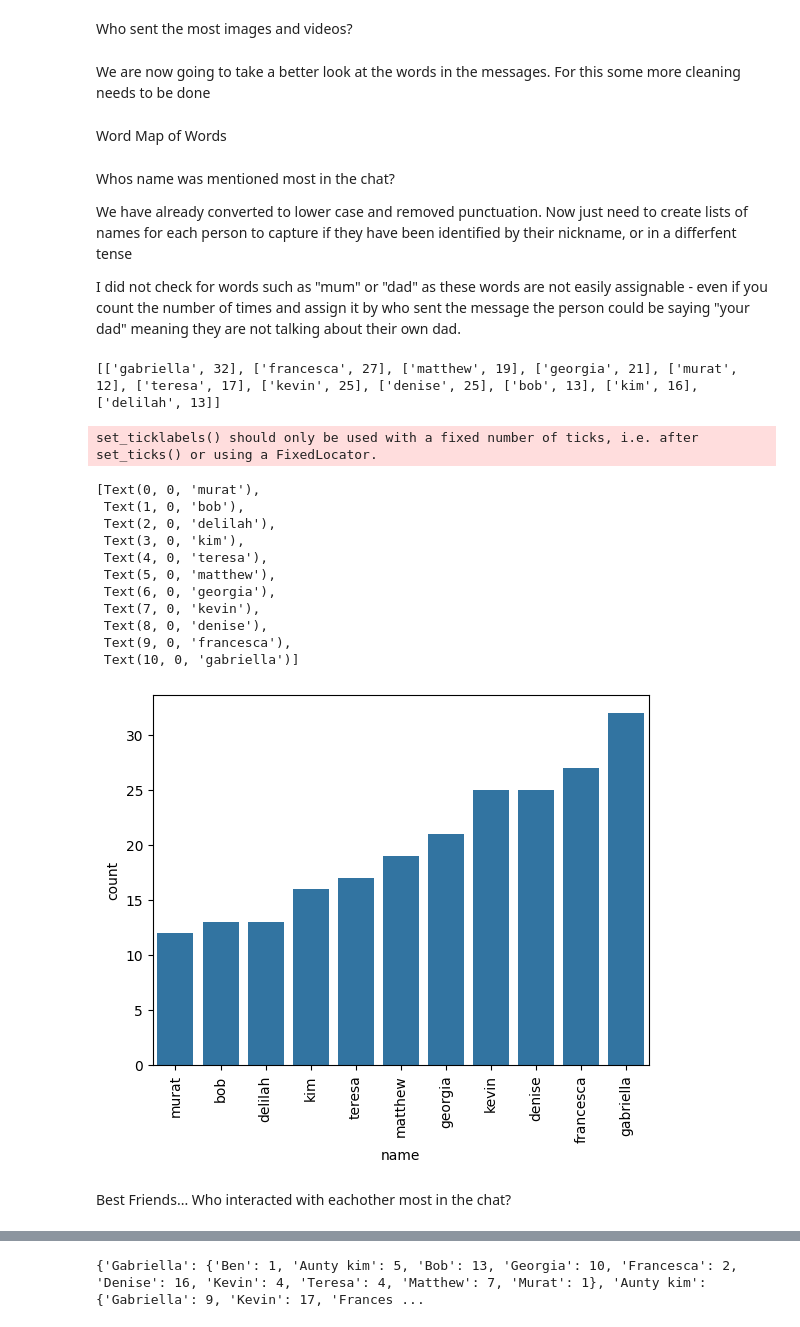
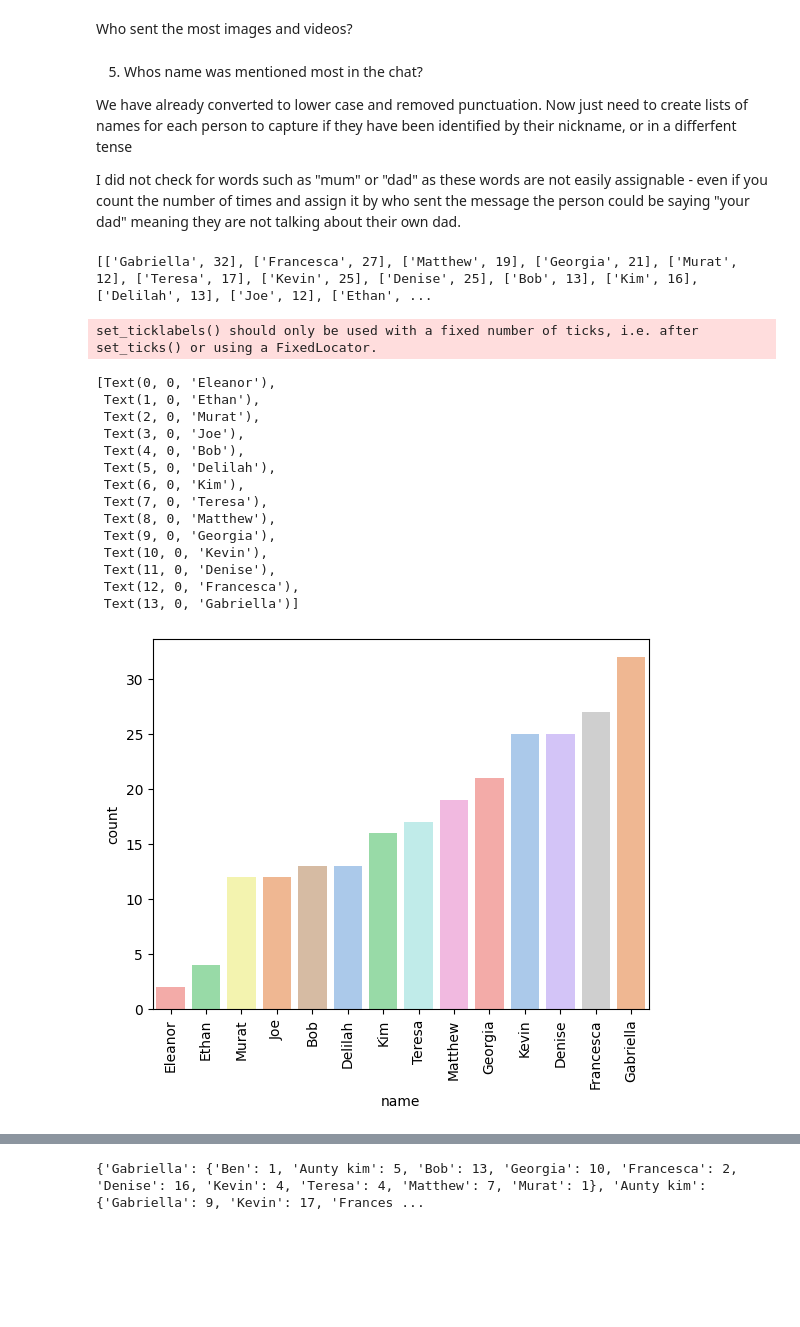
Before and after one commit to Gabriella-Byrne/WhoTextedThat, a Jupyter notebook: WhoTextedThat_WIP.ipynb, the cells around one changed output, grey strips where cells are left out. Cells and saved outputs as stored; diff of their text form; code cells hidden in the pictures; blank space fills up the shorter version.

```diff
--- a/WhoTextedThat_WIP.ipynb
+++ b/WhoTextedThat_WIP.ipynb
@@ -73,7 +98,7 @@ label_mapping = {
     'Cesca': 'Francesca',
     'Mother Teresa': 'Teresa',
     'Aunty Denise': 'Denise',
-    'Aunty Kim': 'Kim',
+    'Aunty kim': 'Kim',
     'Dad': 'Kevin',
     'Uncle Bob': 'Bob'
 }
@@ -307,12 +317,8 @@ set_ticklabels() should only be used with a fixed number of ticks, i.e. after se
 What was the most used emoji?
 # %% [markdown]
 Who sent the most images and videos?
-# %% [markdown]
-We are now going to take a better look at the words in the messages. For this some more cleaning needs to be done
-# %% [markdown]
-Word Map of Words
 # %% [markdown]
-Whos name was mentioned most in the chat?
+5. Whos name was mentioned most in the chat?
 
 We have already converted to lower case and removed punctuation. Now just need to create lists of names for each person to capture if they have been identified by their nickname, or in a differfent tense
 
@@ -335,38 +341,39 @@ Joe = ["joe", "joes"]
 Ethan = ["ethan", "ethans"]
 Eleanor = ["eleanor", "eleanors"]
 
-total_list = [Gabriella,Cesca,Matthew,Georgia,Murat,Teresa,Kevin,Denise,Bob,Kim,Delilah]
+total_list = [Gabriella,Cesca,Matthew,Georgia,Murat,Teresa,Kevin,Denise,Bob,Kim,Delilah, Joe, Ethan, Eleanor]
 
 names_count = []
 
 for name in total_list:
     name_total = sum(text.count(word) for word in name)
-    name = name[0]
+    name = name[0].capitalize()
     names_count = names_count + [[name, name_total]]
 
 
 
 print(names_count)
 # %% [output]
-[['gabriella', 32], ['francesca', 27], ['matthew', 19], ['georgia', 21], ['murat', 12], ['teresa', 17], ['kevin', 25], ['denise', 25], ['bob', 13], ['kim', 16], ['delilah', 13]]
+[['Gabriella', 32], ['Francesca', 27], ['Matthew', 19], ['Georgia', 21], ['Murat', 12], ['Teresa', 17], ['Kevin', 25], ['Denise', 25], ['Bob', 13], ['Kim', 16], ['Delilah', 13], ['Joe', 12], ['Ethan', ...
 # %%
 names_count_df = pd.DataFrame(names_count, columns=['name', 'count'])
 
-names_count_plot = sns.barplot(data=names_count_df, x = 'name', y = 'count', order=names_count_df.sort_values('count').name)
+names_count_plot = sns.barplot(data=names_count_df, x = 'name', y = 'count', order=names_count_df.sort_values('count').name, palette=color_mapping2, hue = 'name')
 names_count_plot.set_xticklabels(names_count_plot.get_xticklabels(), rotation=90)
 # %% [output]
 set_ticklabels() should only be used with a fixed number of ticks, i.e. after set_ticks() or using a FixedLocator.
-[Text(0, 0, 'murat'),
- Text(1, 0, 'bob'),
- Text(2, 0, 'delilah'),
- Text(3, 0, 'kim'),
- Text(4, 0, 'teresa'),
- Text(5, 0, 'matthew'),
- Text(6, 0, 'georgia'),
- Text(7, 0, 'kevin'),
- Text(8, 0, 'denise'),
- Text(9, 0, 'francesca'),
- Text(10, 0, 'gabriella')]
+[Text(0, 0, 'Eleanor'),
+ Text(1, 0, 'Ethan'),
+ Text(2, 0, 'Murat'),
+ Text(3, 0, 'Joe'),
+ Text(4, 0, 'Bob'),
+ Text(5, 0, 'Delilah'),
+ Text(6, 0, 'Kim'),
+ Text(7, 0, 'Teresa'),
+ Text(8, 0, 'Matthew'),
+ Text(9, 0, 'Georgia'),
+ Text(10, 0, 'Kevin'),
+ Text(11, 0, 'Denise'),
+ Text(12, 0, 'Francesca'),
+ Text(13, 0, 'Gabriella')]
-[figure, old version]
+[figure, new version]
-# %% [markdown]
-Best Friends... Who interacted with eachother most in the chat?
```
Also changed, not shown: parts of 26 cells of this notebook.
